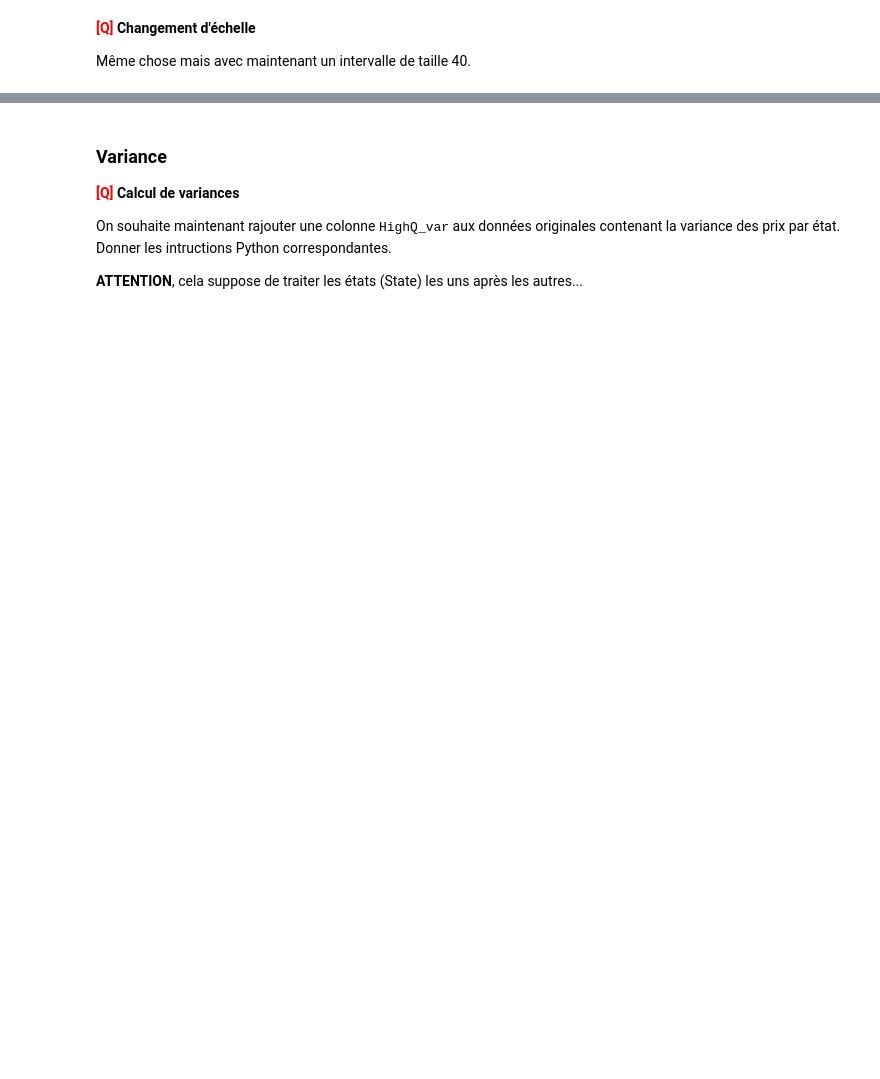
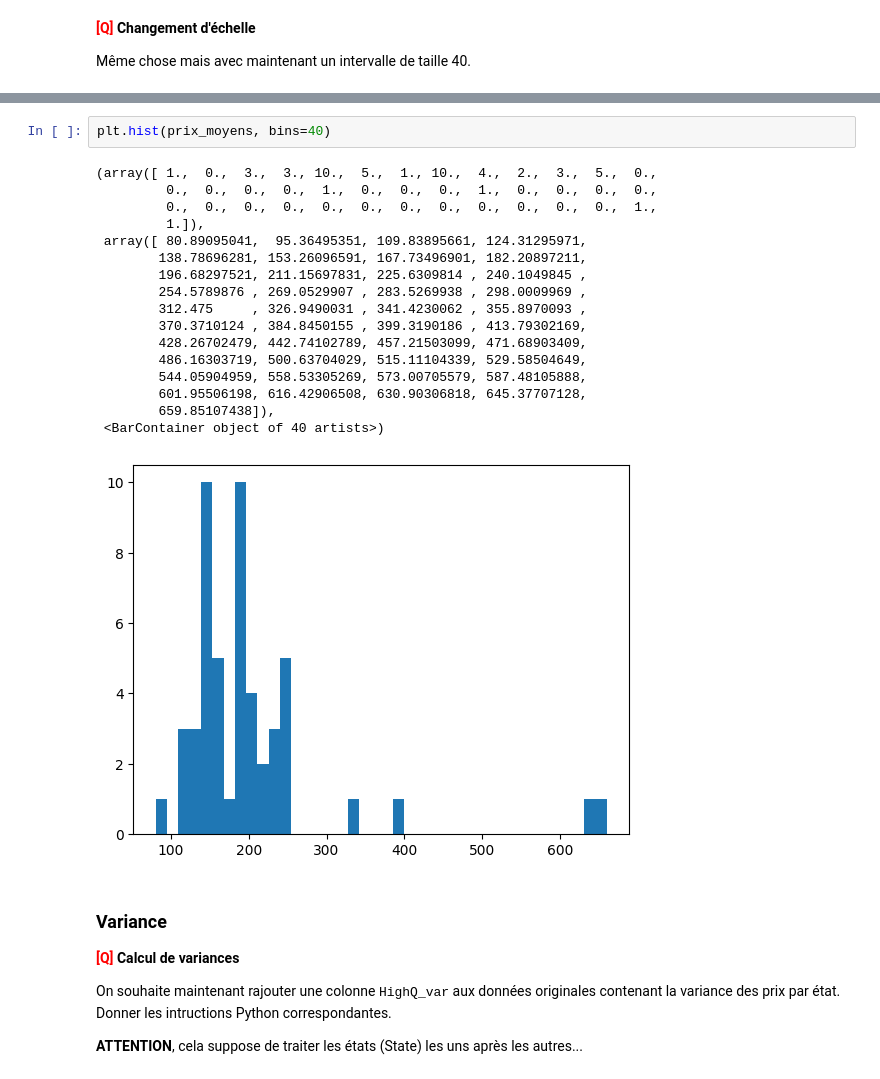
Before and after one commit to ilyesdjerfaf/Sciences-des-Donnees---LU3IN026, a Jupyter notebook: TME 1/tme-01/tme-01-TAFOUGHALT-DJERFAF.ipynb, the cells around one changed output, grey strips where cells are left out. Drawn from its saved outputs; the diff is of its cells as text; blank space fills up the shorter version.

```diff
--- a/TME 1/tme-01/tme-01-TAFOUGHALT-DJERFAF.ipynb
+++ b/TME 1/tme-01/tme-01-TAFOUGHALT-DJERFAF.ipynb
@@ -717,3 +729,23 @@ Même chose mais avec maintenant un intervalle de taille 40.
+# %%
+plt.hist(prix_moyens, bins=40)
+# %% [output]
+(array([ 1.,  0.,  3.,  3., 10.,  5.,  1., 10.,  4.,  2.,  3.,  5.,  0.,
+         0.,  0.,  0.,  0.,  1.,  0.,  0.,  0.,  1.,  0.,  0.,  0.,  0.,
+         0.,  0.,  0.,  0.,  0.,  0.,  0.,  0.,  0.,  0.,  0.,  0.,  1.,
+         1.]),
+ array([ 80.89095041,  95.36495351, 109.83895661, 124.31295971,
+        138.78696281, 153.26096591, 167.73496901, 182.20897211,
+        196.68297521, 211.15697831, 225.6309814 , 240.1049845 ,
+        254.5789876 , 269.0529907 , 283.5269938 , 298.0009969 ,
+        312.475     , 326.9490031 , 341.4230062 , 355.8970093 ,
+        370.3710124 , 384.8450155 , 399.3190186 , 413.79302169,
+        428.26702479, 442.74102789, 457.21503099, 471.68903409,
+        486.16303719, 500.63704029, 515.11104339, 529.58504649,
+        544.05904959, 558.53305269, 573.00705579, 587.48105888,
+        601.95506198, 616.42906508, 630.90306818, 645.37707128,
+        659.85107438]),
+ <BarContainer object of 40 artists>)
+[figure, added]
 # %% [markdown]
 ### Variance
 
```
Also changed, not shown: parts of 33 cells of this notebook.
